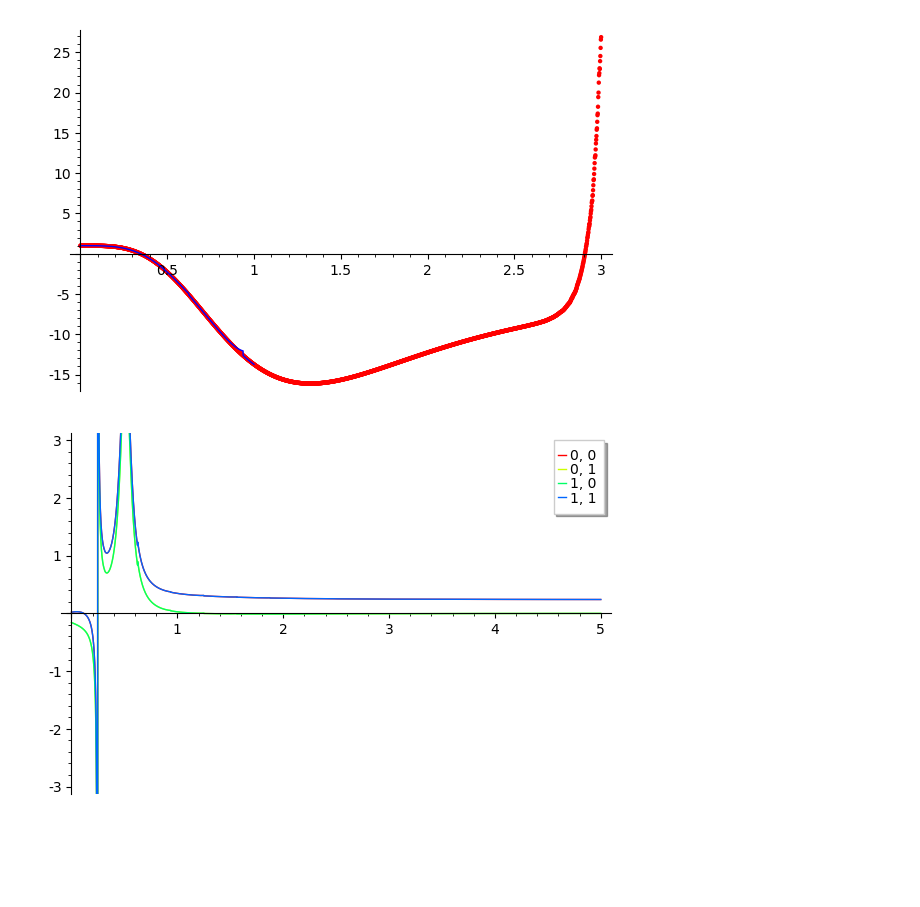
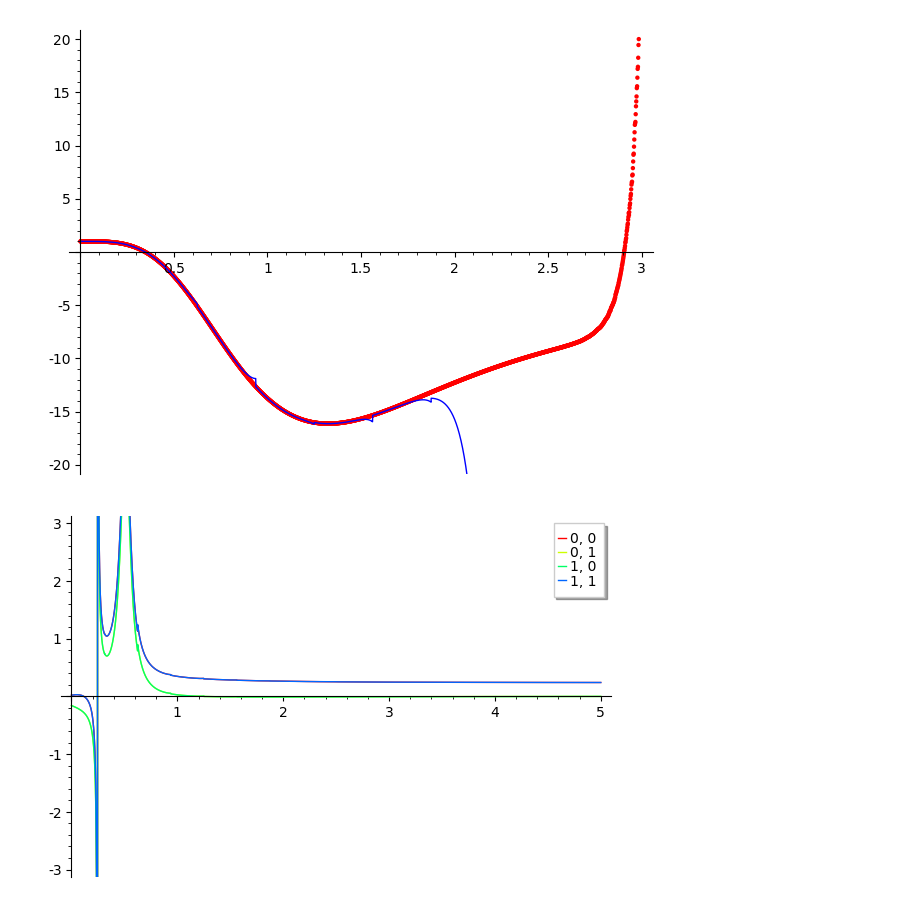
Before and after one commit to twist-numerical/matslise, a Jupyter notebook: notebooks/test_pyscs_hard.ipynb, the cells around one changed output. Drawn from its saved outputs; the diff is of its cells as text; code cells hidden in the pictures; blank space fills up the shorter version.

```diff
--- a/notebooks/test_pyscs_hard.ipynb
+++ b/notebooks/test_pyscs_hard.ipynb
@@ -44,10 +44,12 @@ def detm(m):
 
 dets = [(x, detm([y0[2:], y1[2:]])) for (x, y0), (_, y1) in zip(t.solution, s.solution)]
 # %%
-(list_plot(dets, color="red")
-+ plot(lambda x: detm(scs.propagate(E,  (matrix.zero(2), [[1,0],[0,1]]), B, x)[0][1]), (min(B, M),1)))
+(
+    list_plot(dets, color="red")
+    + plot(lambda x: detm(scs.propagate(E,  (matrix.zero(2), [[1,0],[0,1]]), B, x)[0][1]), (min(B, M),3))
+).show(ymax=20, ymin=-20)
 # %% [output]
-[figure, old version]
+[figure, new version]
 # %%
 def psi_calculator(y0, y1):
     den = matrix([y0[2:], y1[2:]])
```
Also changed, not shown: parts of 2 cells of this notebook, 5 other files.
